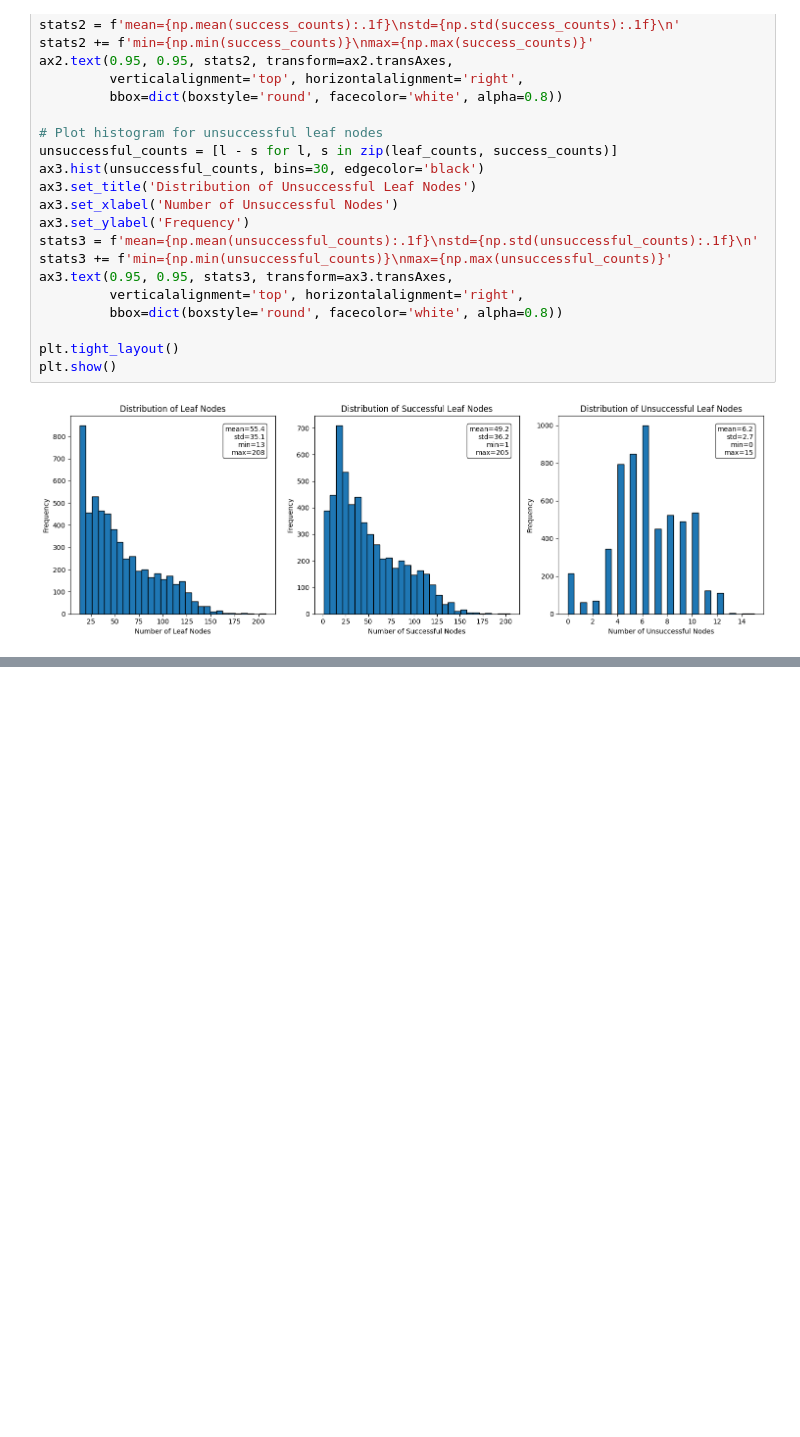
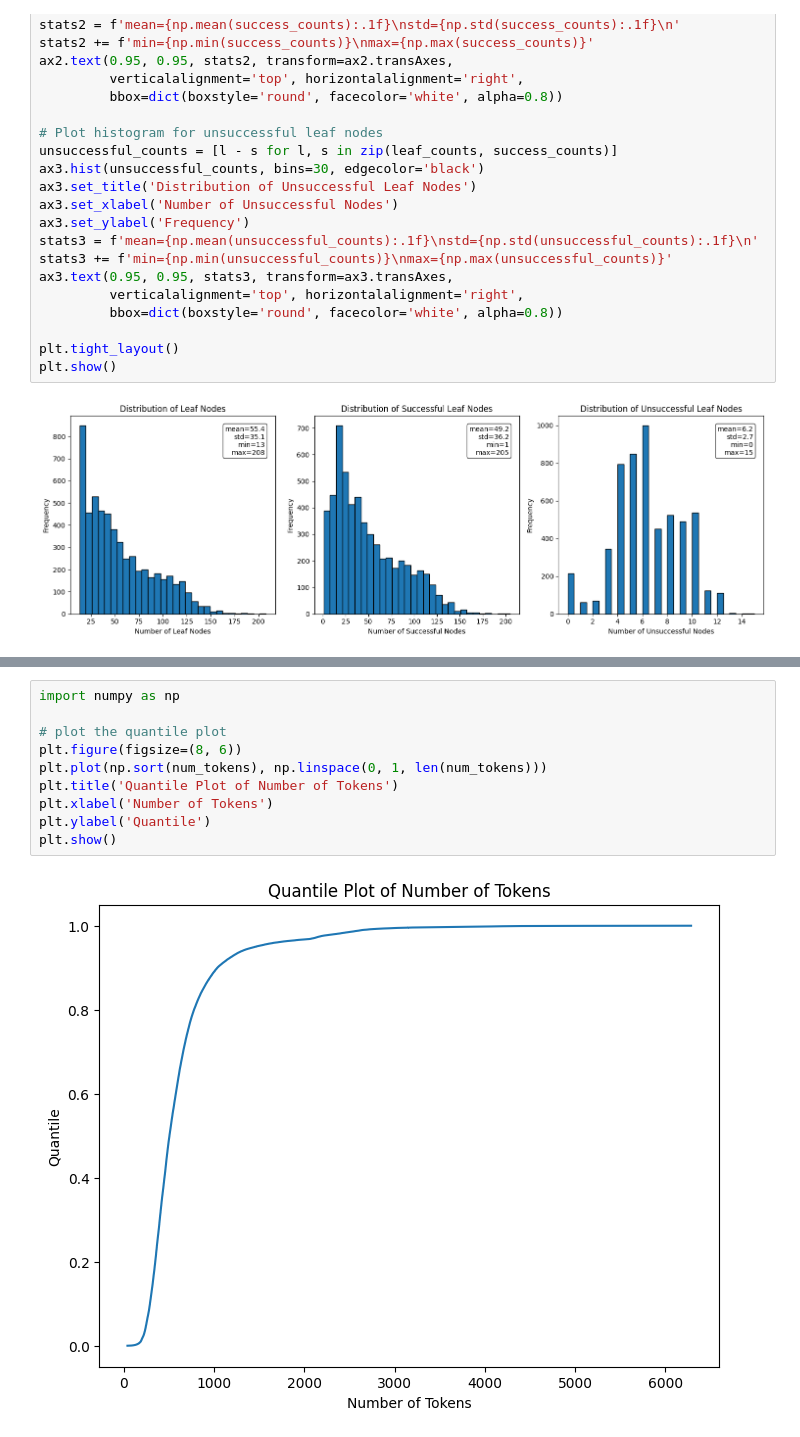
Before and after one commit to staymylove/LLMreasoning, a Jupyter notebook: visualize_tree.ipynb, the cells around one changed output, grey strips where cells are left out. Cells and saved outputs as stored; diff of their text form; blank space fills up the shorter version.

```diff
--- a/visualize_tree.ipynb
+++ b/visualize_tree.ipynb
@@ -157,0 +256,12 @@ plt.show()
+# %%
+import numpy as np
+
+# plot the quantile plot
+plt.figure(figsize=(8, 6))
+plt.plot(np.sort(num_tokens), np.linspace(0, 1, len(num_tokens)))
+plt.title('Quantile Plot of Number of Tokens')
+plt.xlabel('Number of Tokens')
+plt.ylabel('Quantile')
+plt.show()
+# %% [output]
+[figure, added]
```
Also changed, not shown: parts of 4 cells of this notebook, 12 other files.
